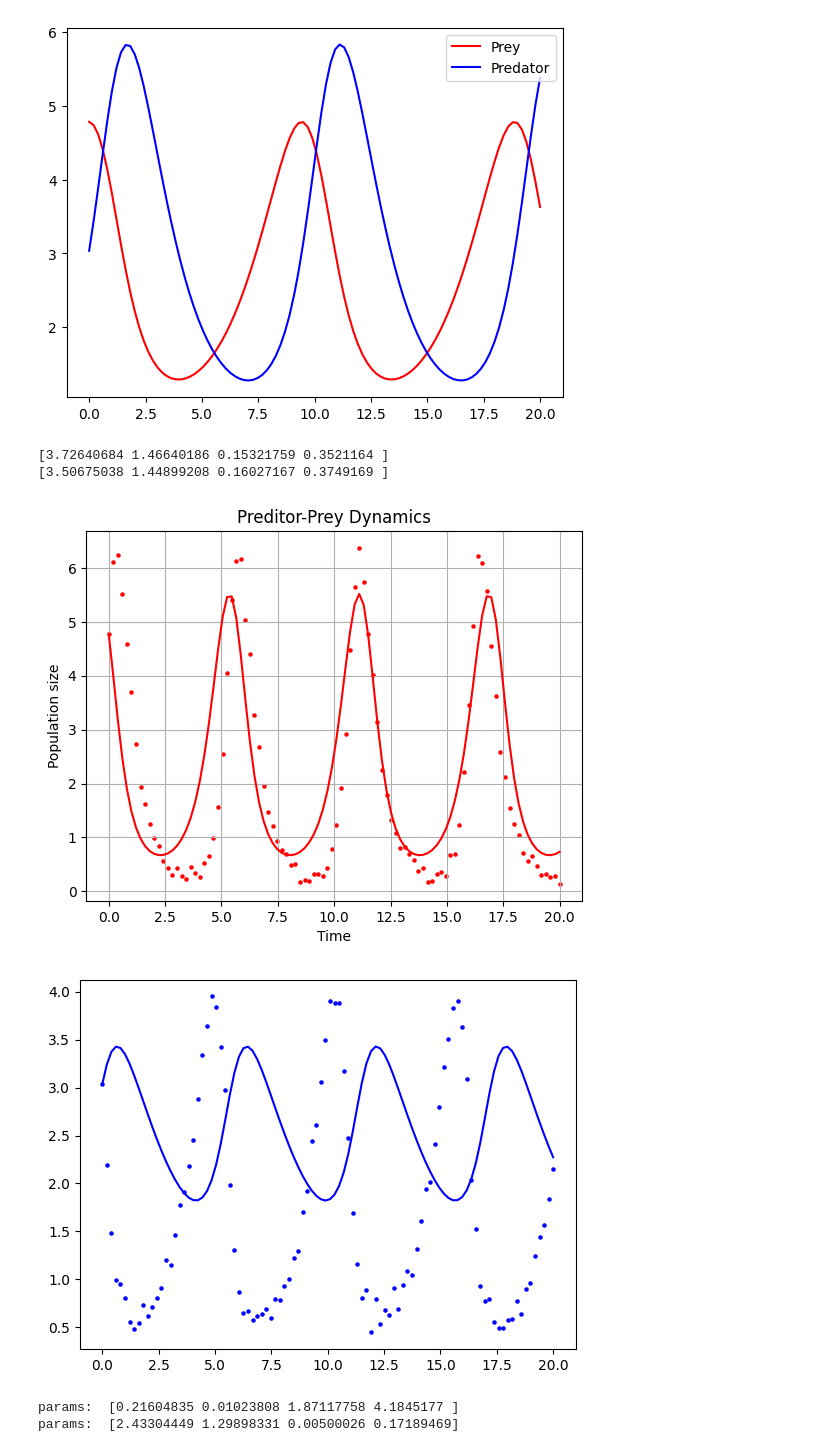
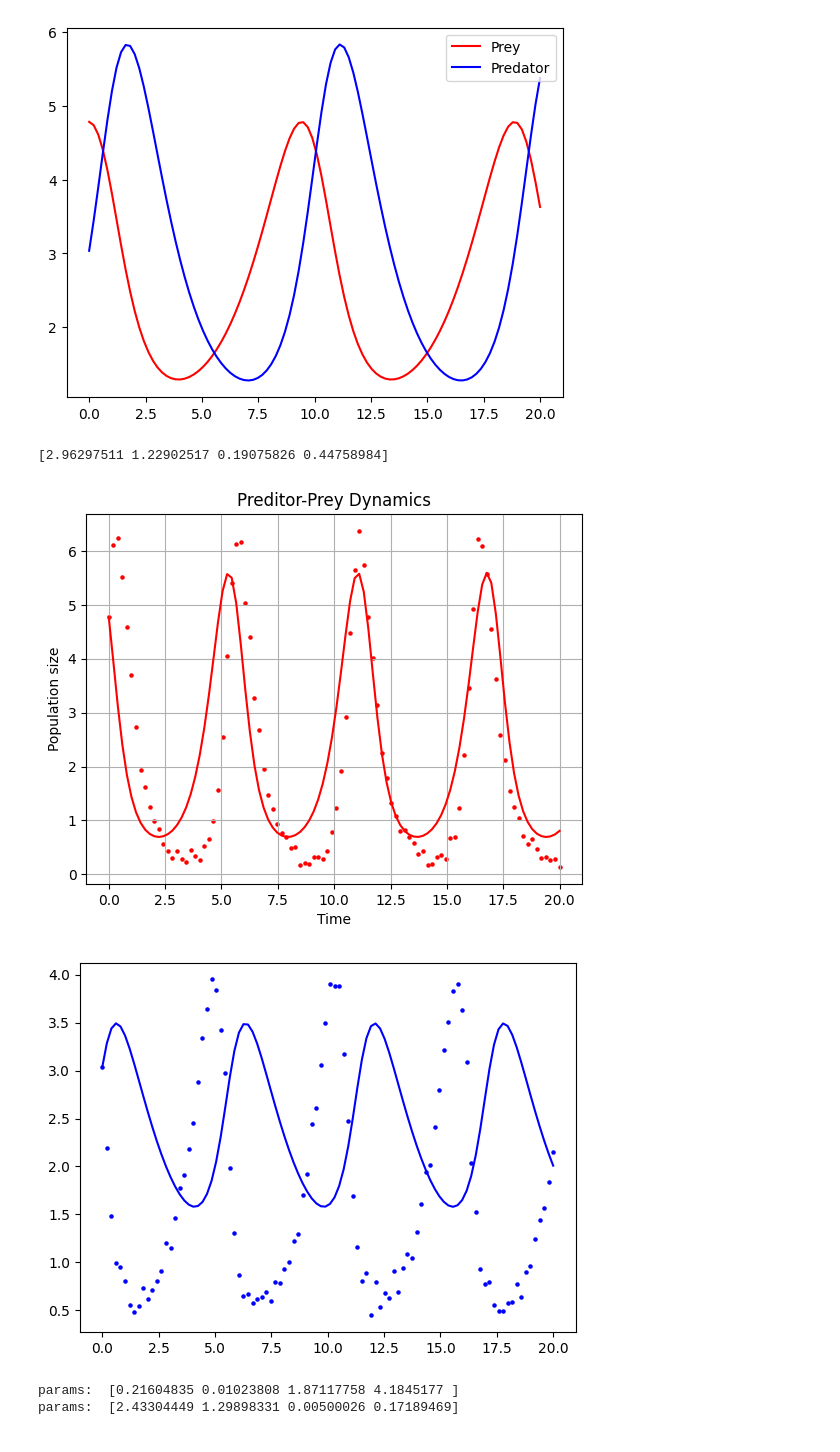
Before and after one commit to estherlb/stochastic_3, a Jupyter notebook: Reverse-Engineering Predator-Prey System/predator_prey.ipynb, the cells around one changed output. Cells and saved outputs as stored; diff of their text form; code cells hidden in the pictures.

```diff
--- a/Reverse-Engineering Predator-Prey System/predator_prey.ipynb
+++ b/Reverse-Engineering Predator-Prey System/predator_prey.ipynb
@@ -47,7 +47,7 @@ def lotka_volterra(init, t, alpha, beta, delta, gamma):
     x, y = init
     dxdt = alpha * x - beta * x * y
     dydt = delta * x * y - gamma * y
-    return [dxdt, dydt]
+    return dxdt, dydt
 # %%
 # take initial conditions from data set
 x0 = 4.78163509155479
@@ -107,42 +107,38 @@ def loss_function_norm(params, t_data, x, y,):
     return (np.linalg.norm(x - output[:,0]))**2 + (np.linalg.norm(y - output[:,1]))**2
 # %%
 from scipy.optimize import minimize
-params0 = np.array([1,1,1,1])
+params0 = np.array([0.5, 0.8, 0.3, 0.5])
 t = np.array(df['t'], dtype=float)
 x = np.array(df['x'], dtype=float)
 y = np.array(df['y'], dtype=float)
 minimum_res = minimize(loss_function_res, params0, args=(t,x,y)).x
 print(minimum_res)
-
-minimum_norm = minimize(loss_function_norm, params0, args=(t,x,y)).x
-print(minimum_norm)
 
 alpha_fit = minimum_res[0]
 beta_fit = minimum_res[1]
 delta_fit = minimum_res[2]
 gamma_fit = minimum_res[3]
 
 y0 = [x[0], y[0]]
 t = np.linspace(t[0], t[-1], num=len(t))
 
 output = odeint(lotka_volterra, y0, t, args=(alpha_fit, beta_fit, delta_fit, gamma_fit))
 
 plt.title("Preditor-Prey Dynamics")
 plt.ylabel("Population size")
 plt.xlabel("Time")
 plt.grid()
 
 plt.plot(t,output[:,0], color="r")
 plt.scatter(df["t"], df["x"], color = 'r', s = 5, label = 'x (prey)')
 
 plt.show()
 
 plt.plot(t,output[:,1], color="b")
-plt.scatter(df["t"], df["y"], color = 'b', s = 5, label = 'y (predator)')
+plt.scatter(df["t"], df["y"], color = 'b', s = 5, label = 'x (predator)')
 
 plt.show()
 # %% [output]
-[3.72640684 1.46640186 0.15321759 0.3521164 ]
-[3.50675038 1.44899208 0.16027167 0.3749169 ]
+[2.96297511 1.22902517 0.19075826 0.44758984]
-[figure, old version]
+[figure, new version]
-[figure, old version]
+[figure, new version]
```
Also changed, not shown: parts of 3 cells of this notebook.
